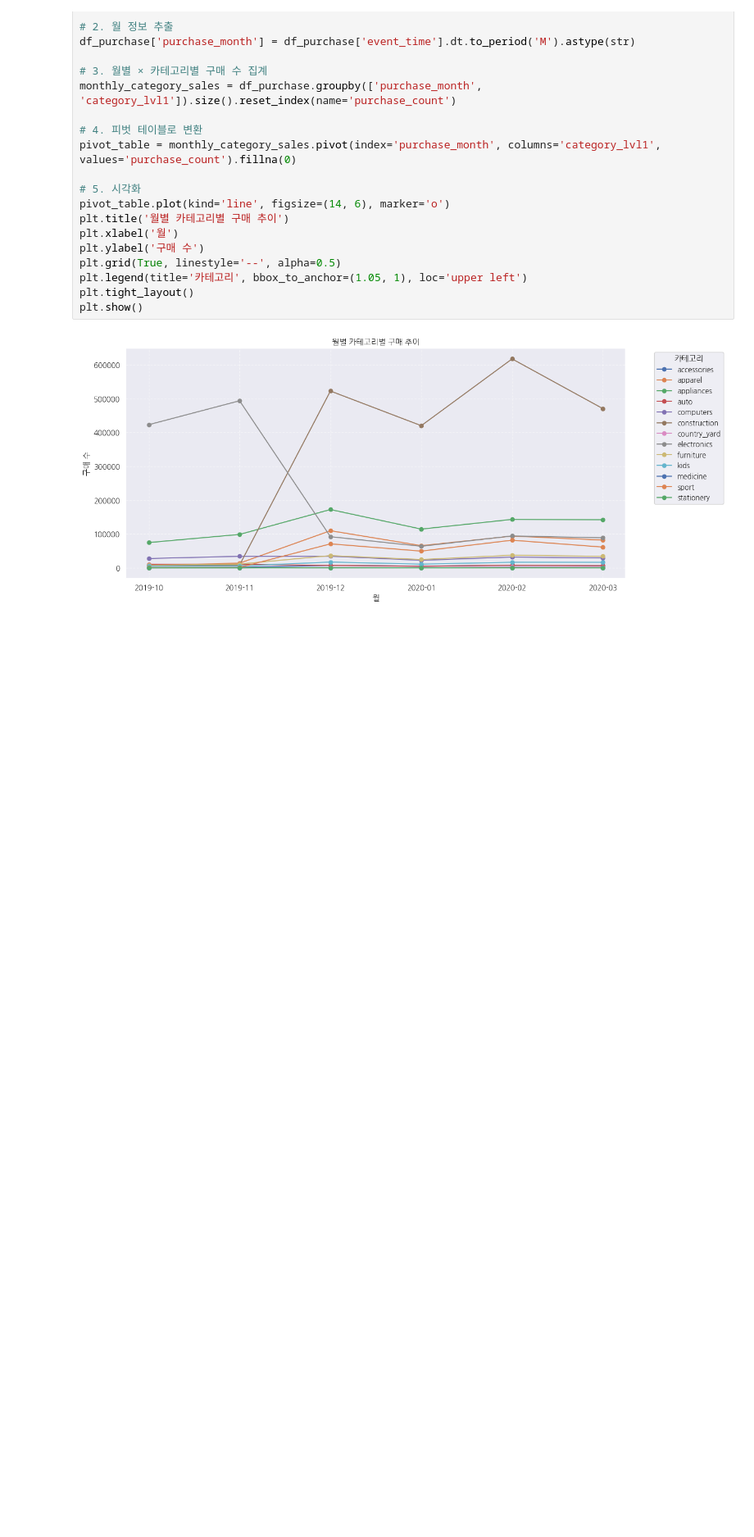
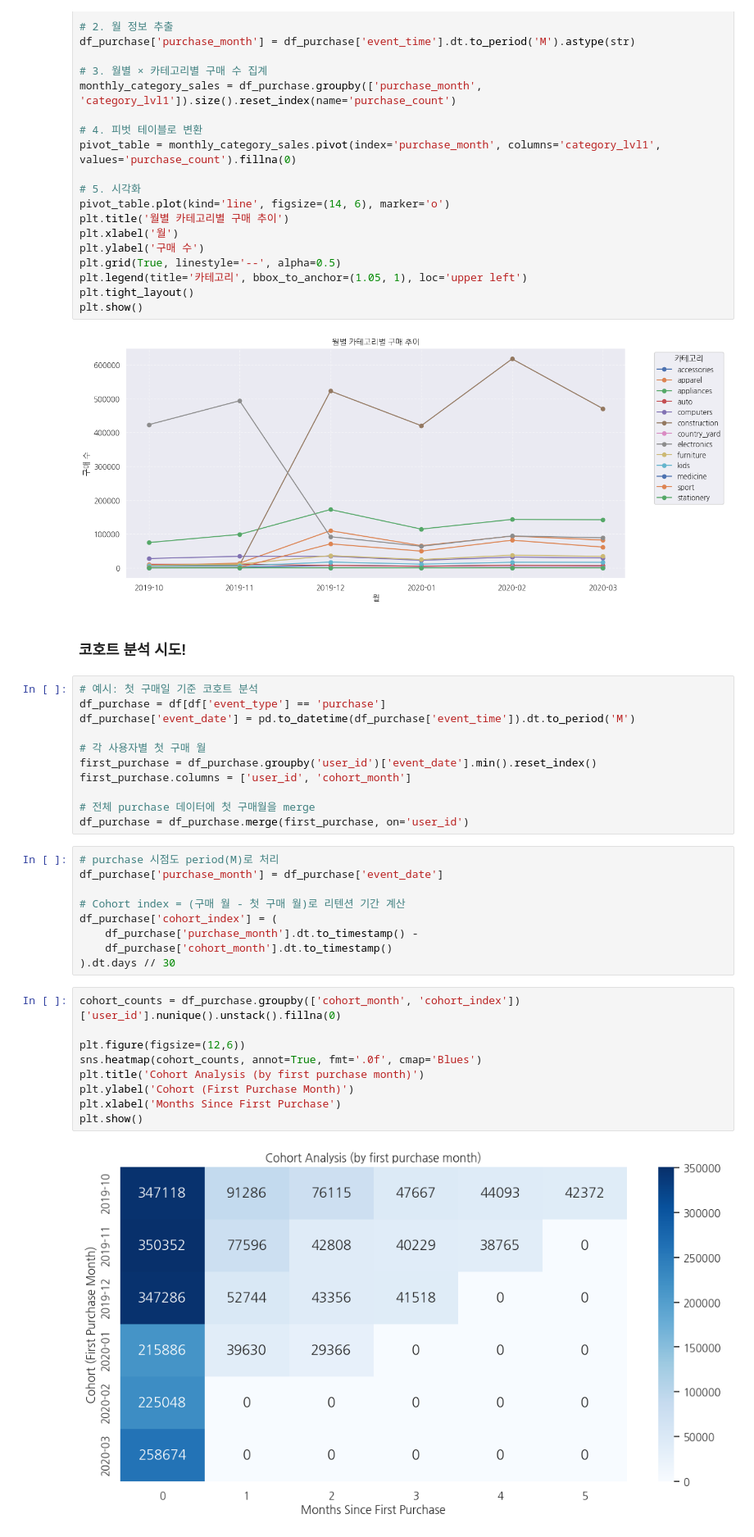
Before and after one commit to Rungky/customer-retention-analytics, a Jupyter notebook: 한지연/전체데이터분석.ipynb, the cells around one changed output. Shown at 82% size. Cells and saved outputs as stored; diff of their text form; blank space fills up the shorter version.

```diff
--- a/한지연/전체데이터분석.ipynb
+++ b/한지연/전체데이터분석.ipynb
@@ -198,3 +288,36 @@ plt.tight_layout()
 plt.show()
 # %% [output]
 [figure]
+# %% [markdown]
+### 코호트 분석 시도!
+# %%
+# 예시: 첫 구매일 기준 코호트 분석
+df_purchase = df[df['event_type'] == 'purchase']
+df_purchase['event_date'] = pd.to_datetime(df_purchase['event_time']).dt.to_period('M')
+
+# 각 사용자별 첫 구매 월
+first_purchase = df_purchase.groupby('user_id')['event_date'].min().reset_index()
+first_purchase.columns = ['user_id', 'cohort_month']
+
+# 전체 purchase 데이터에 첫 구매월을 merge
+df_purchase = df_purchase.merge(first_purchase, on='user_id')
+# %%
+# purchase 시점도 period(M)로 처리
+df_purchase['purchase_month'] = df_purchase['event_date']
+
+# Cohort index = (구매 월 - 첫 구매 월)로 리텐션 기간 계산
+df_purchase['cohort_index'] = (
+    df_purchase['purchase_month'].dt.to_timestamp() -
+    df_purchase['cohort_month'].dt.to_timestamp()
+).dt.days // 30
+# %%
+cohort_counts = df_purchase.groupby(['cohort_month', 'cohort_index'])['user_id'].nunique().unstack().fillna(0)
+
+plt.figure(figsize=(12,6))
+sns.heatmap(cohort_counts, annot=True, fmt='.0f', cmap='Blues')
+plt.title('Cohort Analysis (by first purchase month)')
+plt.ylabel('Cohort (First Purchase Month)')
+plt.xlabel('Months Since First Purchase')
+plt.show()
+# %% [output]
+[figure, added]
```
Also changed, not shown: parts of 50 cells of this notebook.
